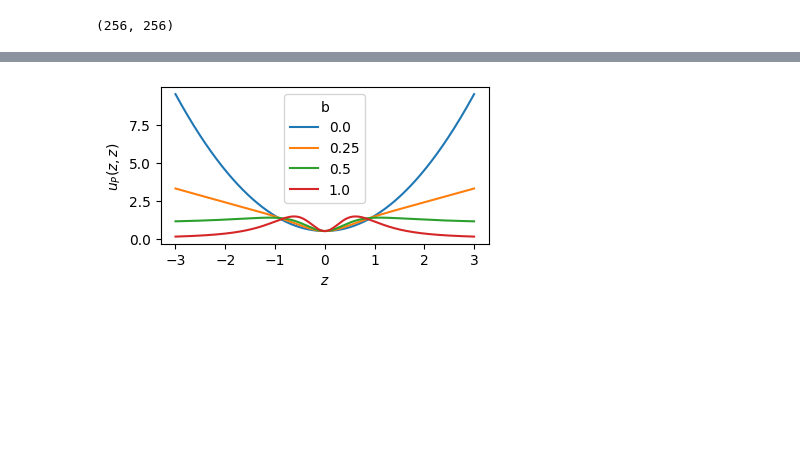
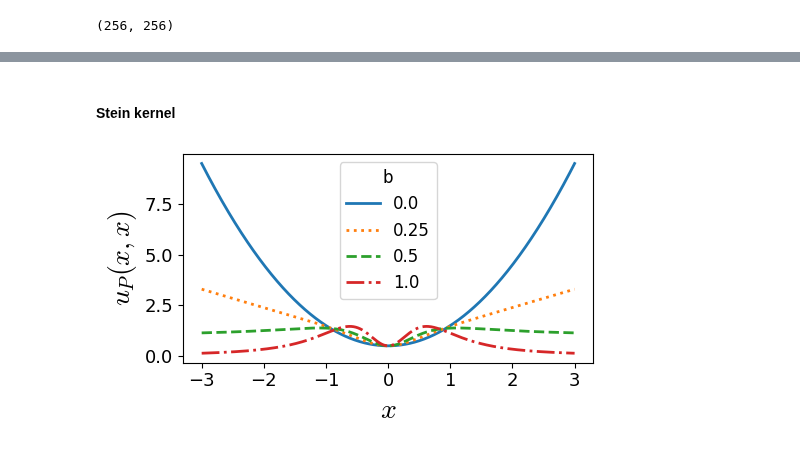
Before and after one commit to XingLLiu/robust-kernel-test, a Jupyter notebook: notebooks/gaussian.ipynb, the cells around one changed output, grey strips where cells are left out. Saved outputs shown, nothing was run; the diff lists cells and outputs as text; code cells hidden in the pictures; blank space fills up the shorter version.

```diff
--- a/notebooks/gaussian.ipynb
+++ b/notebooks/gaussian.ipynb
@@ -445,13 +574,11 @@ The history saving thread hit an unexpected error (OperationalError('attempt to
 # %%
 dim = 1
-r_ls = [0.3, 0.4, 0.45, 0.5, 0.55, 0.6]
+s_ls = [0.3, 0.4, 0.45, 0.5, 0.55, 0.6]
 res_df_ls = []
-for i, r in enumerate(r_ls):
-    res_stats = pickle.load(open(f"../data/rate/stats_r{r}_d{dim}.pkl", "rb"))
+for i, s in enumerate(s_ls):
+    res_stats = pickle.load(open(f"../data/rate/stats_r{s}_d{dim}.pkl", "rb"))
     res_df = convert_df_ol(res_stats)
-    # if i > 0:
-    #     res_df = res_df.loc[res_df.method == "Tilted"]
-    res_df["r"] = r
+    res_df["r"] = -round(s-1, 2)
 
     res_df_ls.append(res_df)
 
@@ -730,3 +925,5 @@ sum_coeffs(nn), nn**4
+# %% [markdown]
+#### Stein kernel
 # %%
 X = jnp.reshape(jnp.linspace(-3., 3., 1001), (-1, 1))
 
@@ -756,20 +953,20 @@ for b in b_ls[1:]:
 # %%
 # import matplotlib as mpl
 # mpl.rcParams['text.usetex'] = True
 
-_, ax = plt.subplots(figsize=(4, 2.3))
+_, ax = plt.subplots(figsize=(5, 3))
 linestyles = ["solid", "dotted", "dashed", "dashdot"]
 
 for i, b in enumerate(b_ls):
     ksd_vals = ksd_vals_ls[i]
-    # ax.plot(np.reshape(X, -1), ksd_vals, label=f"b={b}", linestyle=linestyles[i])
-    ax.plot(np.reshape(X, -1), ksd_vals, label=f"{b}")
+    ax.plot(np.reshape(X, -1), ksd_vals, label=f"{b}", linestyle=linestyles[i], lw=2)
+    # ax.plot(np.reshape(X, -1), ksd_vals, label=f"{b}")
 # ax.set_yscale("log")
-ax.set_xlabel(r"$z$", fontsize=16)
-ax.set_ylabel(r"$u_P(z, z)$", fontsize=16)
-# ax.legend(loc="center left", bbox_to_anchor=(1, 0.5))
-ax.legend(title="b", fontsize)
+ax.set_xlabel(r"$x$", fontsize=20)
+ax.set_ylabel(r"$u_P(x, x)$", fontsize=20)
+ax.tick_params(axis="both", labelsize=13)
+ax.legend(title="b", fontsize=12, title_fontsize=12)
 plt.tight_layout()
-plt.savefig("../figs/robust/stein_kernels.pdf")
+plt.savefig("../figs/robust/pre_stein_kernels.pdf")
 # %% [output]
-[figure, old version]
+[figure, new version]
```
Also changed, not shown: parts of 12 cells of this notebook, 5 other files.
